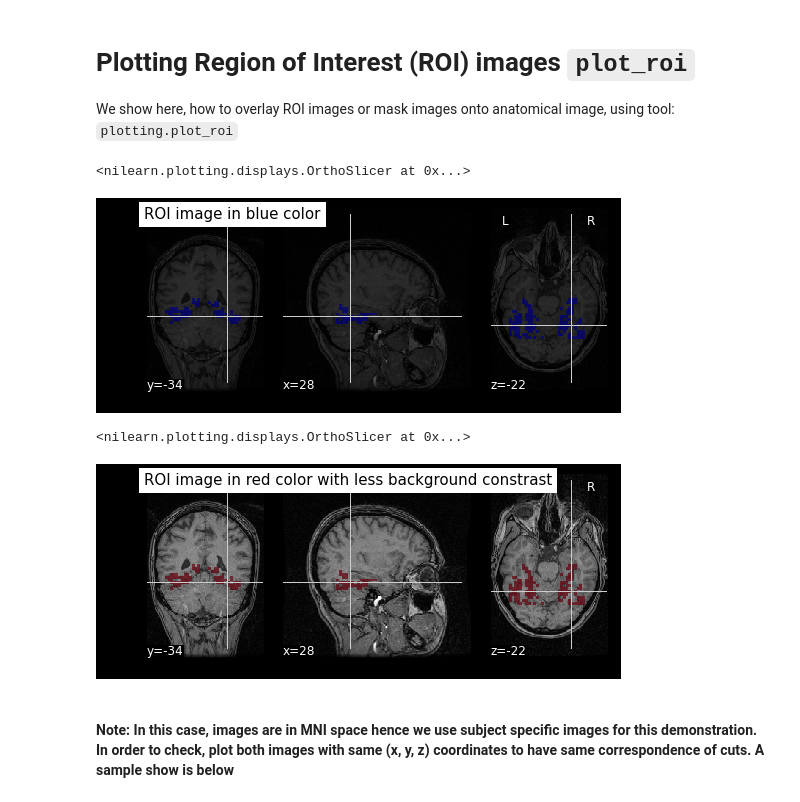
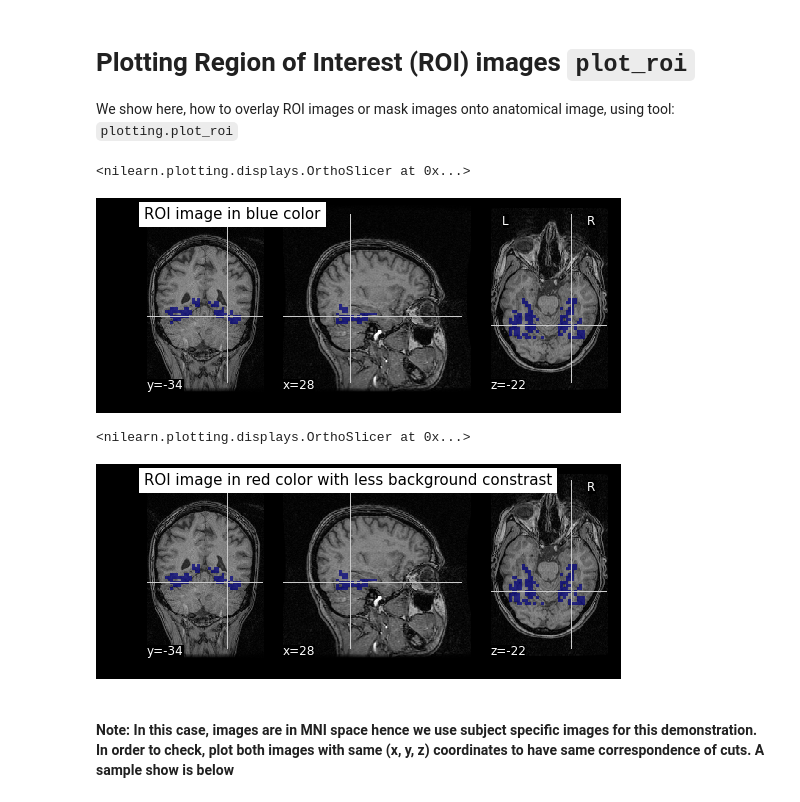
Before and after one commit to KamalakerDadi/Tutorial, a Jupyter notebook: nilearn_plotting.ipynb, the cells around one changed output. Saved outputs shown, nothing was run; the diff lists cells and outputs as text; code cells hidden in the pictures.

```diff
--- a/nilearn_plotting.ipynb
+++ b/nilearn_plotting.ipynb
@@ -305,27 +311,27 @@ We show here, how to overlay ROI images or mask images onto anatomical image, us
 # %%
 # We make use of previously imported subject data and loading specifically mask and anatomical filenames
 
 # Anatomical image filename
 anatomical_filename = data.anat[0]
 
 # Mask image filename
 mask_filename = data.mask_vt[0] # visual cortex mask image
 
 # Visualizing the overlay of mask image onto its own anatomical image
 plotting.plot_roi(roi_img=mask_filename, bg_img=anatomical_filename,
-                  title='ROI image in blue color')
+                  title='ROI image in blue color', dim=-1)
 # %% [output]
 <nilearn.plotting.displays.OrthoSlicer at 0x...>
-[figure, old version]
+[figure, new version]
 # %%
 # Visualizing with dimming `dim=-1` the constrast of background image
 # and selecting color using cmap='Reds_r'
 plotting.plot_roi(roi_img=mask_filename, bg_img=anatomical_filename,
-                  dim=-1, cmap='Reds_r',
+                  dim=-1, cmap='jet',
                   title='ROI image in red color with less background constrast')
 # %% [output]
 <nilearn.plotting.displays.OrthoSlicer at 0x...>
-[figure, old version]
+[figure, new version]
 # %% [markdown]
 #### Note: In this case, images are in MNI space hence we use subject specific images for this demonstration. In order to check, plot both images with same (x, y, z) coordinates to have same correspondence of cuts. A sample show is below
 # %%
```
Also changed, not shown: parts of 10 cells of this notebook, 1 other file.
